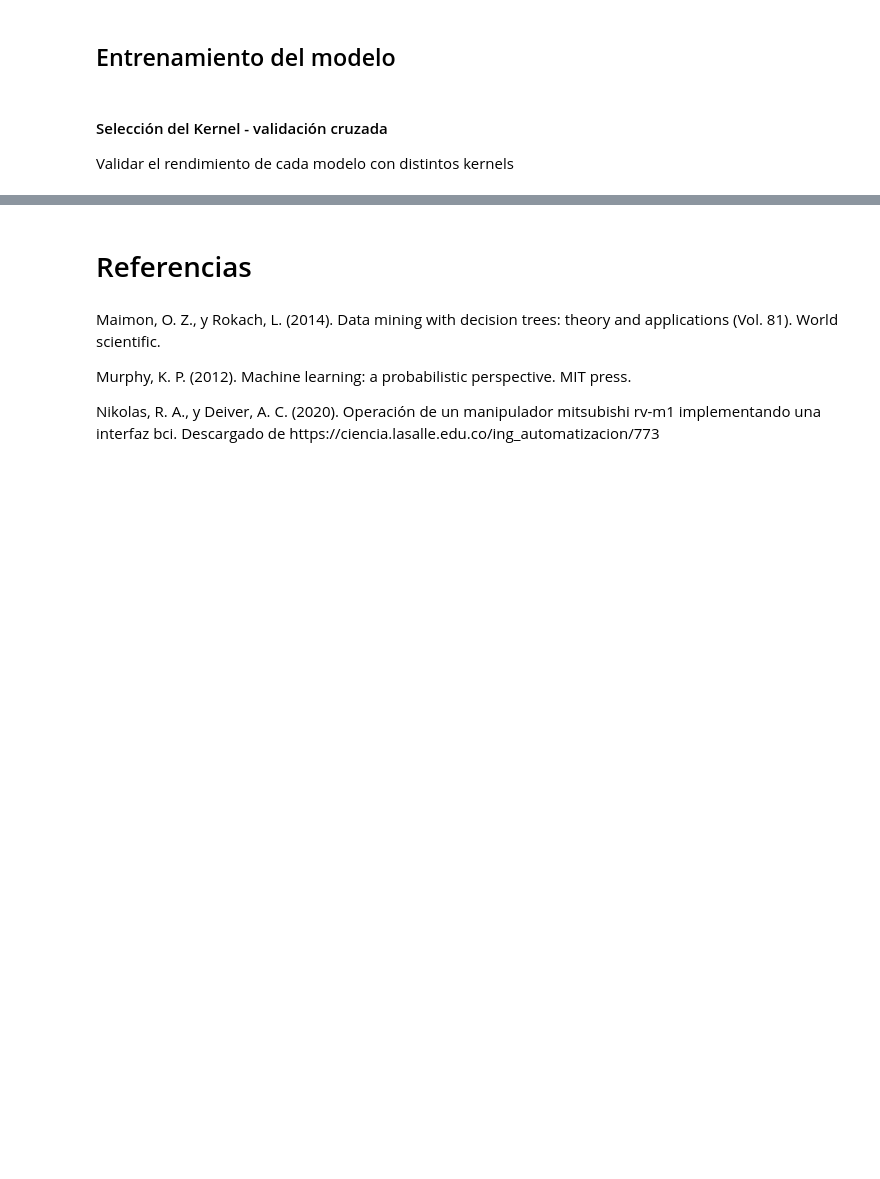
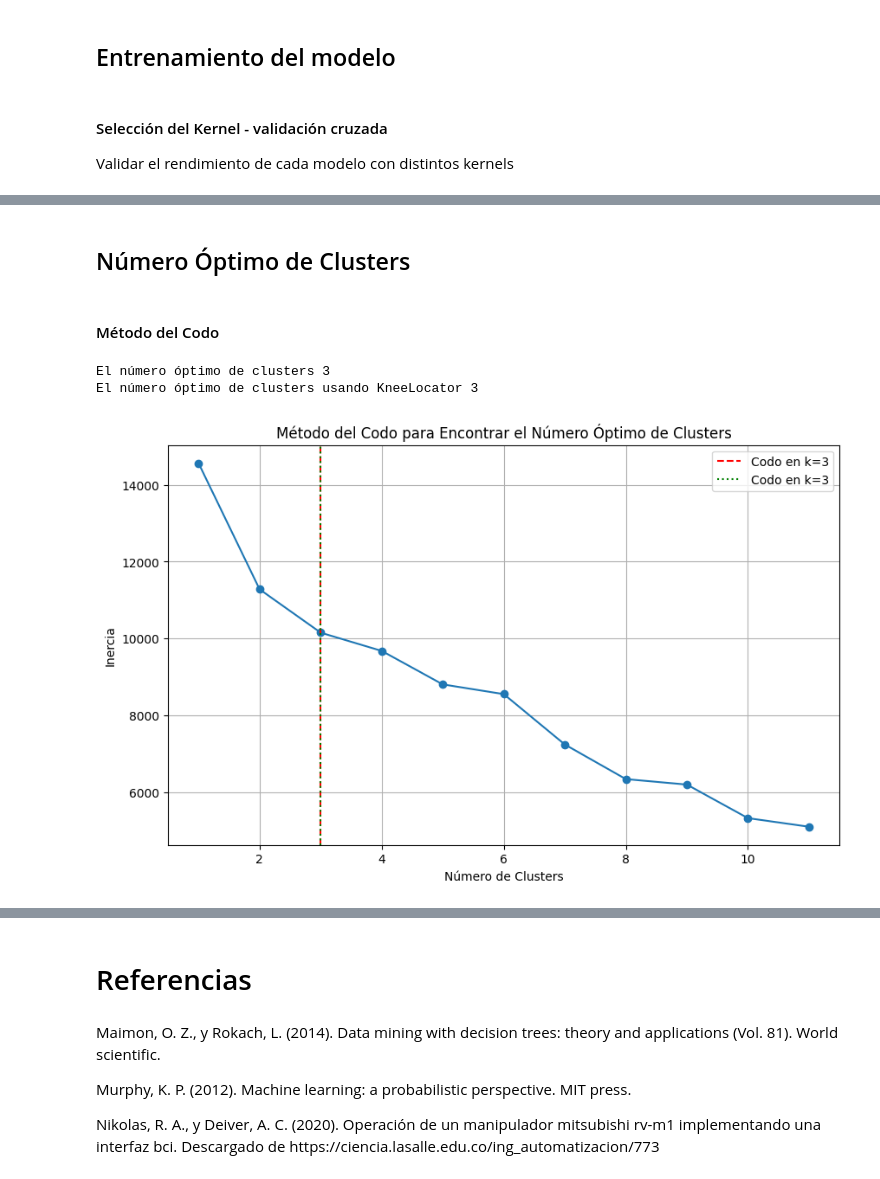
Before and after one commit to dalfonso75/fase_4, a Jupyter notebook: Fase4.ipynb, the cells around one changed output, grey strips where cells are left out. Drawn from its saved outputs; the diff is of its cells as text; code cells hidden in the pictures; blank space fills up the shorter version.

```diff
--- a/Fase4.ipynb
+++ b/Fase4.ipynb
@@ -273,0 +294,7 @@ Precisión del Modelo: 0.02332786849984181
+# %%
+df_km = df.copy()
+# Los valores nulos para wip los representaremos como 0, es decir que no había trabajo en progreso en ese momento.
+df_km["wip"] = df_km["wip"].fillna(0)
+
+# Mostrar la cantidad de valores nulos por columna
+print(df_km.isnull().sum())
@@ -273,0 +347,58 @@ Precisión del Modelo: 0.02332786849984181
+# %% [markdown]
+<h2>Número Óptimo de Clusters</h2>
+# %% [markdown]
+<h4>Método del Codo</h4>
+# %%
+from sklearn.cluster import KMeans
+from kneed import KneeLocator
+
+inertia = []
+range_n_clusters = range(1, 12)
+for n_clusters in range_n_clusters:
+    kmeans = KMeans(n_clusters=n_clusters, random_state=42)
+    kmeans.fit(data_preprocessed)
+    inertia.append(kmeans.inertia_)
+
+# Agregar referencia del profesor aqui.
+# Función para encontrar el codo usando la distancia máxima desde la línea
+def find_elbow_point(x, y):
+    # Crear la línea desde el primer hasta el último punto
+    line_start = np.array([x[0], y[0]])
+    line_end = np.array([x[-1], y[-1]])
+    line_vector = line_end - line_start
+
+    # Calcular la distancia de cada punto a la línea usando operaciones vectorizadas
+    distances = np.abs(
+        np.cross(line_vector, line_start - np.column_stack([x, y]))
+    ) / np.linalg.norm(line_vector)
+
+    # El punto con la máxima distancia es el codo
+    elbow_index = np.argmax(distances)
+    return x[elbow_index]
+
+
+# Encontrar el codo
+elbow_point = find_elbow_point(range_n_clusters, inertia)
+print("El número óptimo de clusters", elbow_point)
+
+kneedle = KneeLocator(range_n_clusters, inertia, curve="convex", direction="decreasing")
+elbow_point_kneedle = kneedle.elbow
+print("El número óptimo de clusters usando KneeLocator", elbow_point)
+
+# Grafica Método del codo
+plt.figure(figsize=(10, 6))
+plt.plot(range_n_clusters, inertia, marker="o")
+plt.title("Método del Codo para Encontrar el Número Óptimo de Clusters")
+plt.xlabel("Número de Clusters")
+plt.ylabel("Inercia")
+
+plt.axvline(x=elbow_point, linestyle="--", color="r", label="Codo en k=%d" % elbow_point)
+plt.axvline(x=elbow_point_kneedle, linestyle=":", color="g", label="Codo en k=%d" % elbow_point_kneedle)
+plt.legend()
+
+plt.grid(True)
+plt.show()
+# %% [output]
+El número óptimo de clusters 3
+El número óptimo de clusters usando KneeLocator 3
+[figure, added]
```
Also changed, not shown: parts of 16 cells of this notebook.
